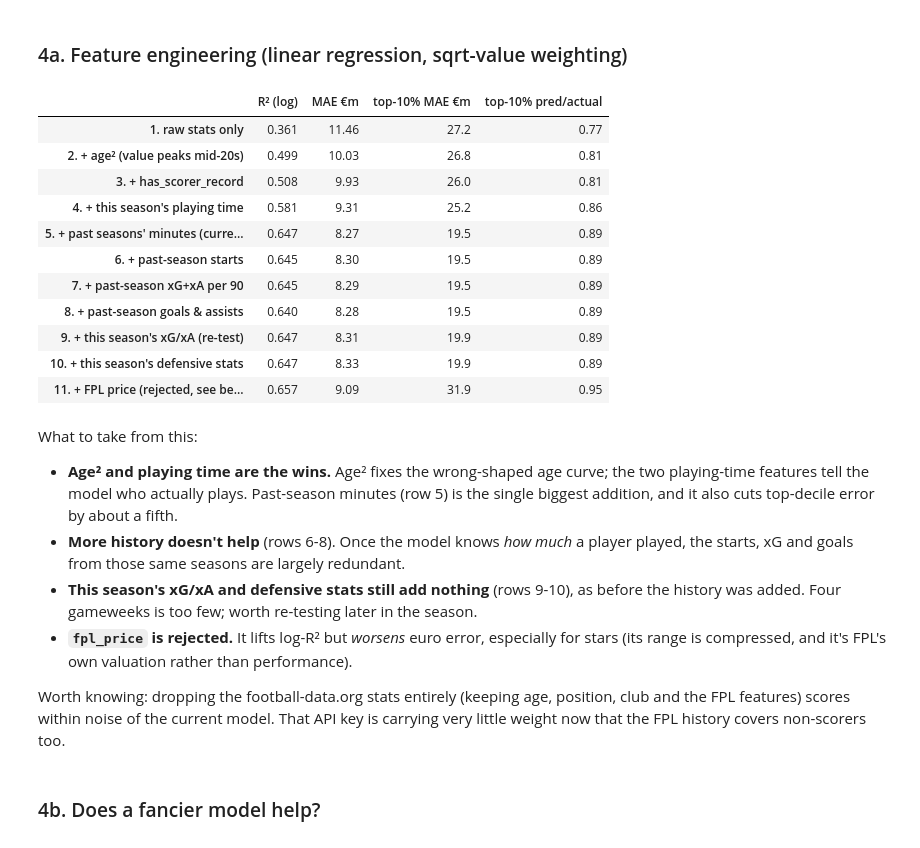
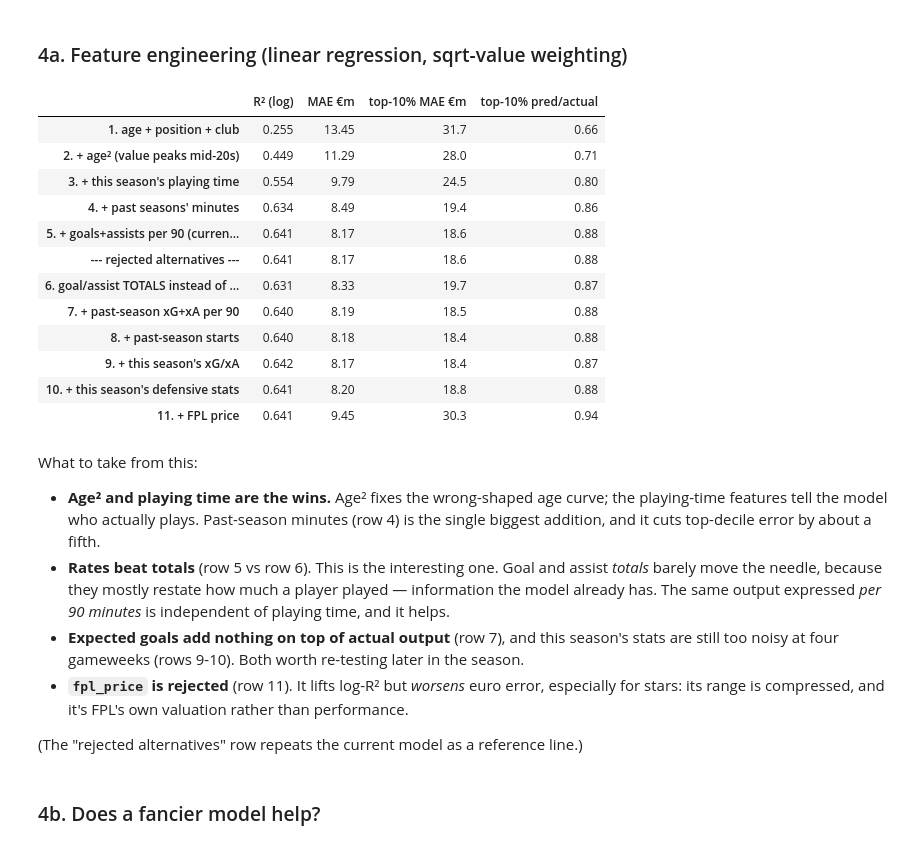
Before and after one commit to mlodyheros/pl-value, a Jupyter notebook: notebooks/01_model_exploration.ipynb, the cells around one changed output. Drawn from its saved outputs; the diff is of its cells as text; code cells hidden in the pictures.

```diff
--- a/notebooks/01_model_exploration.ipynb
+++ b/notebooks/01_model_exploration.ipynb
@@ -221,8 +222,10 @@ df["xgi_per_gw"] = (df.fpl_xg + df.fpl_xa) / gw
 df["def_per_gw"] = df.fpl_defensive_contribution / gw
 
 seasons = df.hist_seasons.clip(lower=1)
+mins = df.hist_minutes.clip(lower=1)
 df["hist_starts_per_season"] = df.hist_starts / seasons
-df["hist_xgi_per90"] = (df.hist_xg + df.hist_xa) / (df.hist_minutes + 900) * 90  # shrunk
+df["hist_gi_total"] = df.hist_goals + df.hist_assists
+df["hist_xgi_per90"] = (df.hist_xg + df.hist_xa) / mins * 90
 
 values = df.market_value_eur.to_numpy()
 y_log = np.log1p(values)
@@ -265,50 +268,54 @@ def table(results):
 # %%
 base = ["age", "goals", "assists", "penalties", "appearances"]
 this_season = ["has_fpl_record", "minutes_share", "starts_share"]
+history = ["has_hist_record", "hist_minutes_share"]
+no_rate = [f for f in NUMERIC_FEATURES if f != "hist_gi_per90"]
 
 sets = {
-    "1. raw stats only": base,
-    "2. + age² (value peaks mid-20s)": base + ["age_squared"],
-    "3. + has_scorer_record": base + ["age_squared", "has_scorer_record"],
-    "4. + this season's playing time": base + ["age_squared", "has_scorer_record"] + this_season,
-    "5. + past seasons' minutes (current model)": NUMERIC_FEATURES,
-    "6. + past-season starts": NUMERIC_FEATURES + ["hist_starts_per_season"],
+    "1. age + position + club": ["age"],
+    "2. + age² (value peaks mid-20s)": ["age", "age_squared"],
+    "3. + this season's playing time": ["age", "age_squared"] + this_season,
+    "4. + past seasons' minutes": no_rate,
+    "5. + goals+assists per 90 (current model)": NUMERIC_FEATURES,
+    "--- rejected alternatives ---": NUMERIC_FEATURES,
+    "6. goal/assist TOTALS instead of the rate": no_rate + ["hist_gi_total"],
     "7. + past-season xG+xA per 90": NUMERIC_FEATURES + ["hist_xgi_per90"],
-    "8. + past-season goals & assists": NUMERIC_FEATURES + ["hist_goals", "hist_assists"],
-    "9. + this season's xG/xA (re-test)": NUMERIC_FEATURES + ["xgi_per_gw"],
+    "8. + past-season starts": NUMERIC_FEATURES + ["hist_starts_per_season"],
+    "9. + this season's xG/xA": NUMERIC_FEATURES + ["xgi_per_gw"],
     "10. + this season's defensive stats": NUMERIC_FEATURES + ["def_per_gw"],
-    "11. + FPL price (rejected, see below)": NUMERIC_FEATURES + ["fpl_price"],
+    "11. + FPL price": NUMERIC_FEATURES + ["fpl_price"],
 }
 table({name: cv_eval(cols) for name, cols in sets.items()})
 # %% [output]
 |  | R² (log) | MAE €m | top-10% MAE €m | top-10% pred/actual |
-| 1. raw stats only | 0.361 | 11.46 | 27.2 | 0.77 |
-| 2. + age² (value peaks mid-20s) | 0.499 | 10.03 | 26.8 | 0.81 |
-| 3. + has_scorer_record | 0.508 | 9.93 | 26.0 | 0.81 |
-| 4. + this season's playing time | 0.581 | 9.31 | 25.2 | 0.86 |
-| 5. + past seasons' minutes (curre... | 0.647 | 8.27 | 19.5 | 0.89 |
-| 6. + past-season starts | 0.645 | 8.30 | 19.5 | 0.89 |
-| 7. + past-season xG+xA per 90 | 0.645 | 8.29 | 19.5 | 0.89 |
-| 8. + past-season goals & assists | 0.640 | 8.28 | 19.5 | 0.89 |
-| 9. + this season's xG/xA (re-test) | 0.647 | 8.31 | 19.9 | 0.89 |
-| 10. + this season's defensive stats | 0.647 | 8.33 | 19.9 | 0.89 |
-| 11. + FPL price (rejected, see be... | 0.657 | 9.09 | 31.9 | 0.95 |
+| 1. age + position + club | 0.255 | 13.45 | 31.7 | 0.66 |
+| 2. + age² (value peaks mid-20s) | 0.449 | 11.29 | 28.0 | 0.71 |
+| 3. + this season's playing time | 0.554 | 9.79 | 24.5 | 0.80 |
+| 4. + past seasons' minutes | 0.634 | 8.49 | 19.4 | 0.86 |
+| 5. + goals+assists per 90 (curren... | 0.641 | 8.17 | 18.6 | 0.88 |
+| --- rejected alternatives --- | 0.641 | 8.17 | 18.6 | 0.88 |
+| 6. goal/assist TOTALS instead of ... | 0.631 | 8.33 | 19.7 | 0.87 |
+| 7. + past-season xG+xA per 90 | 0.640 | 8.19 | 18.5 | 0.88 |
+| 8. + past-season starts | 0.640 | 8.18 | 18.4 | 0.88 |
+| 9. + this season's xG/xA | 0.642 | 8.17 | 18.4 | 0.87 |
+| 10. + this season's defensive stats | 0.641 | 8.20 | 18.8 | 0.88 |
+| 11. + FPL price | 0.641 | 9.45 | 30.3 | 0.94 |
 # %% [markdown]
 What to take from this:
 
-- **Age² and playing time are the wins.** Age² fixes the wrong-shaped age curve; the two
-  playing-time features tell the model who actually plays. Past-season minutes (row 5) is the
-  single biggest addition, and it also cuts top-decile error by about a fifth.
-- **More history doesn't help** (rows 6-8). Once the model knows *how much* a player played,
-  the starts, xG and goals from those same seasons are largely redundant.
-- **This season's xG/xA and defensive stats still add nothing** (rows 9-10), as before the
-  history was added. Four gameweeks is too few; worth re-testing later in the season.
-- **`fpl_price` is rejected.** It lifts log-R² but *worsens* euro error, especially for stars
-  (its range is compressed, and it's FPL's own valuation rather than performance).
+- **Age² and playing time are the wins.** Age² fixes the wrong-shaped age curve; the
+  playing-time features tell the model who actually plays. Past-season minutes (row 4) is the
+  single biggest addition, and it cuts top-decile error by about a fifth.
+- **Rates beat totals** (row 5 vs row 6). This is the interesting one. Goal and assist
+  *totals* barely move the needle, because they mostly restate how much a player played —
+  information the model already has. The same output expressed *per 90 minutes* is
+  independent of playing time, and it helps.
+- **Expected goals add nothing on top of actual output** (row 7), and this season's stats are
+  still too noisy at four gameweeks (rows 9-10). Both worth re-testing later in the season.
+- **`fpl_price` is rejected** (row 11). It lifts log-R² but *worsens* euro error, especially
+  for stars: its range is compressed, and it's FPL's own valuation rather than performance.
 
-Worth knowing: dropping the football-data.org stats entirely (keeping age, position, club and
-the FPL features) scores within noise of the current model. That API key is carrying very
-little weight now that the FPL history covers non-scorers too.
+(The "rejected alternatives" row repeats the current model as a reference line.)
 # %% [markdown]
 ### 4b. Does a fancier model help?
 # %%
```
Also changed, not shown: parts of 16 cells of this notebook, 24 other files.
